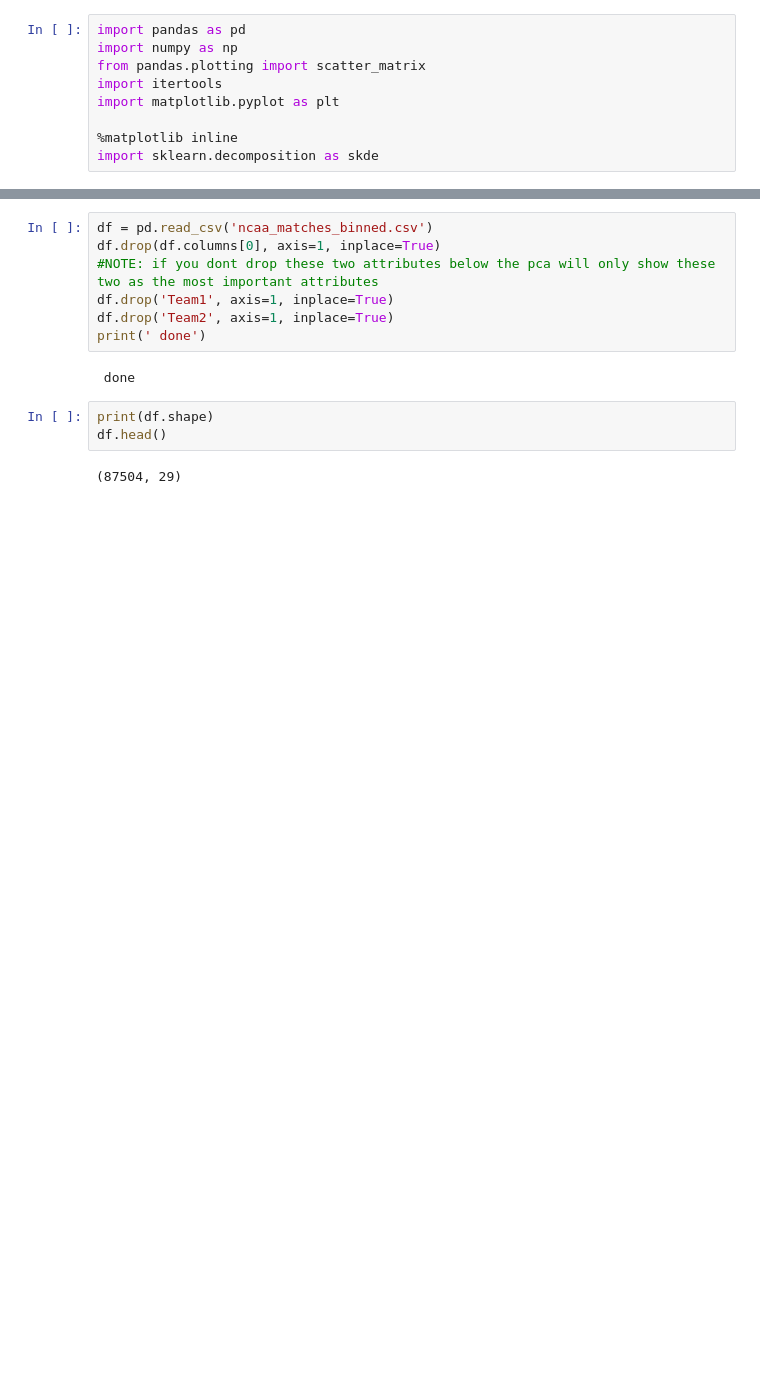
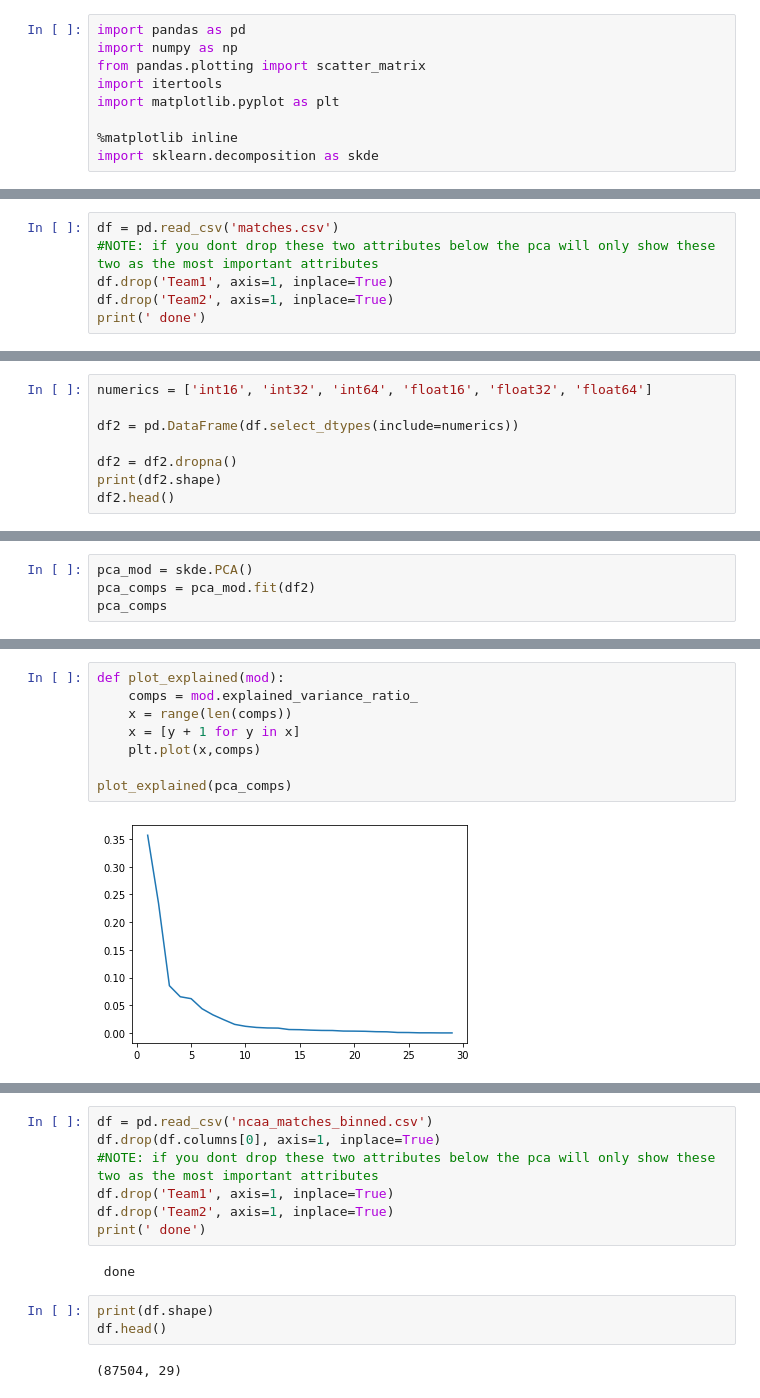
Before and after one commit to wamaithagitaka/CMPT491Group5, a Jupyter notebook: NCAA PCA.ipynb, the cells around one changed output, grey strips where cells are left out. Cells and saved outputs as stored; diff of their text form; blank space fills up the shorter version.

```diff
--- a/NCAA PCA.ipynb
+++ b/NCAA PCA.ipynb
@@ -9,0 +12,6 @@ import sklearn.decomposition as skde
+# %%
+df = pd.read_csv('matches.csv')
+#NOTE: if you dont drop these two attributes below the pca will only show these two as the most important attributes
+df.drop('Team1', axis=1, inplace=True)
+df.drop('Team2', axis=1, inplace=True)
+print(' done')
@@ -9,0 +32,8 @@ import sklearn.decomposition as skde
+# %%
+numerics = ['int16', 'int32', 'int64', 'float16', 'float32', 'float64']
+
+df2 = pd.DataFrame(df.select_dtypes(include=numerics))
+
+df2 = df2.dropna()
+print(df2.shape)
+df2.head()
@@ -9,0 +49,4 @@ import sklearn.decomposition as skde
+# %%
+pca_mod = skde.PCA()
+pca_comps = pca_mod.fit(df2)
+pca_comps
@@ -9,0 +69,10 @@ import sklearn.decomposition as skde
+# %%
+def plot_explained(mod):
+    comps = mod.explained_variance_ratio_
+    x = range(len(comps))
+    x = [y + 1 for y in x]
+    plt.plot(x,comps)
+
+plot_explained(pca_comps)
+# %% [output]
+[figure, added]
```
Also changed, not shown: parts of 11 cells of this notebook, 2 other files.
